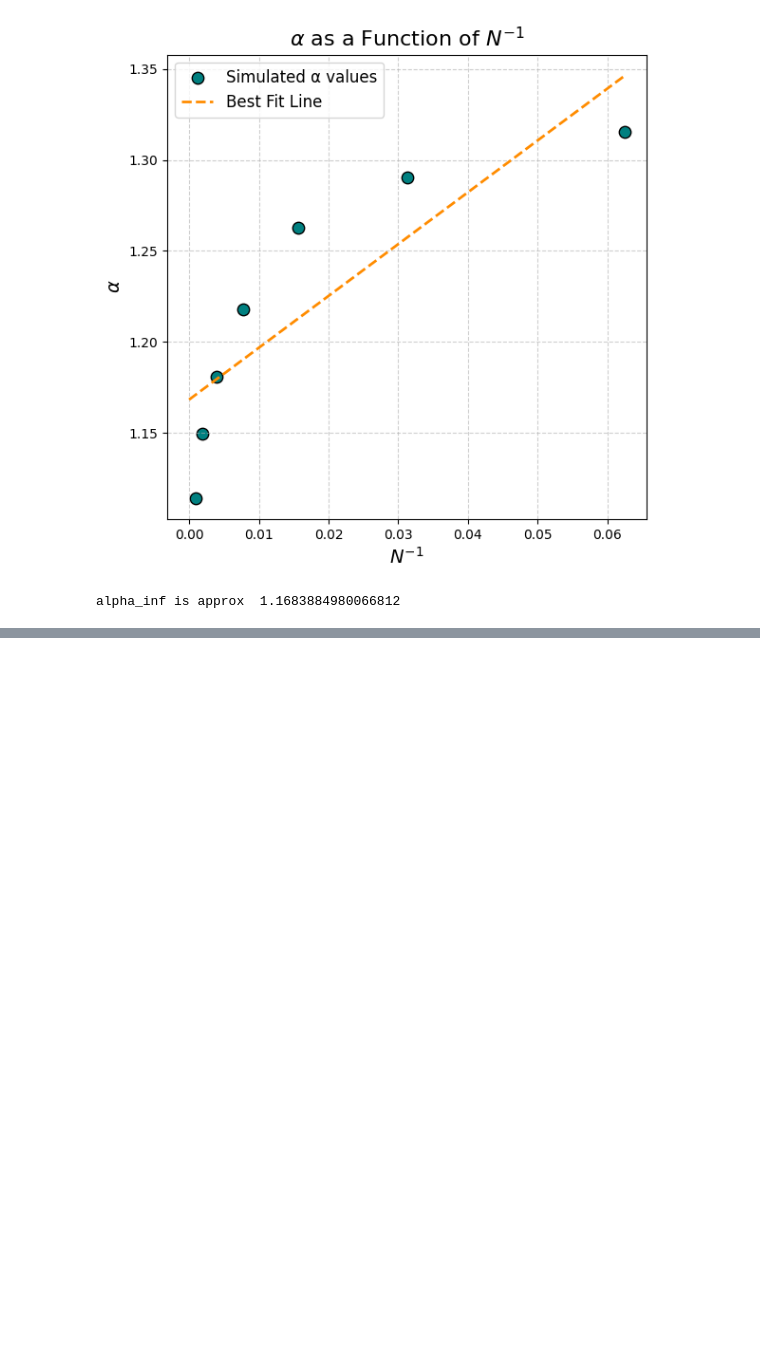
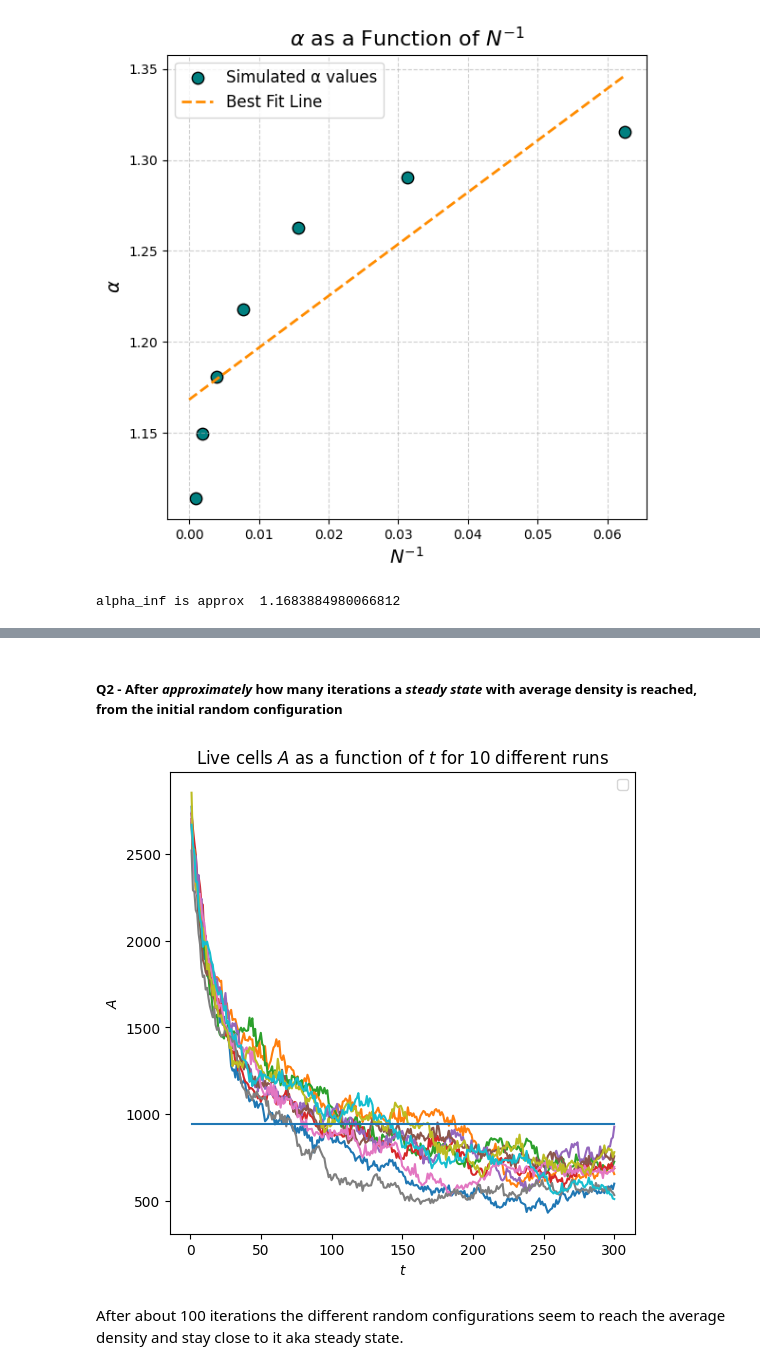
Before and after one commit to Wessias/SOCS, a Jupyter notebook: HW1/hw1-viggo-wessner.ipynb, the cells around one changed output, grey strips where cells are left out. Cells and saved outputs as stored; diff of their text form; code cells hidden in the pictures; blank space fills up the shorter version.

```diff
--- a/HW1/hw1-viggo-wessner.ipynb
+++ b/HW1/hw1-viggo-wessner.ipynb
@@ -765,0 +885,19 @@ alpha_inf is approx  1.1683884980066812
+# %% [markdown]
+##### **Q2** - After *approximately* how many iterations a *steady state* with average density is reached, from the initial random configuration
+# %%
+
+plt.figure(figsize=(6, 6))
+for A in A_for_diff_runs:
+    plt.plot(range(1,T+1), A)
+
+
+plt.plot(range(1, T + 1), np.ones(T)*mean_dens*N**2)
+plt.xlabel('$t$')
+plt.ylabel('$A$')
+plt.title('Live cells $A$ as a function of $t$ for 10 different runs')
+plt.legend()
+plt.show()
+# %% [output]
+[figure, added]
+# %% [markdown]
+After about 100 iterations the different random configurations seem to reach the average density and stay close to it aka steady state.
```
Also changed, not shown: parts of 13 cells of this notebook.
